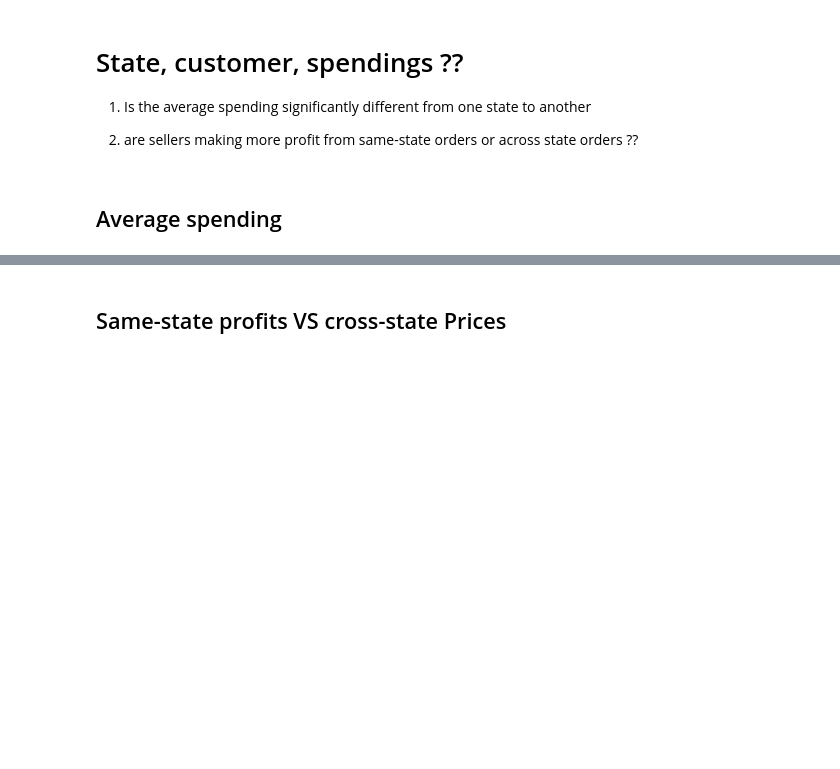
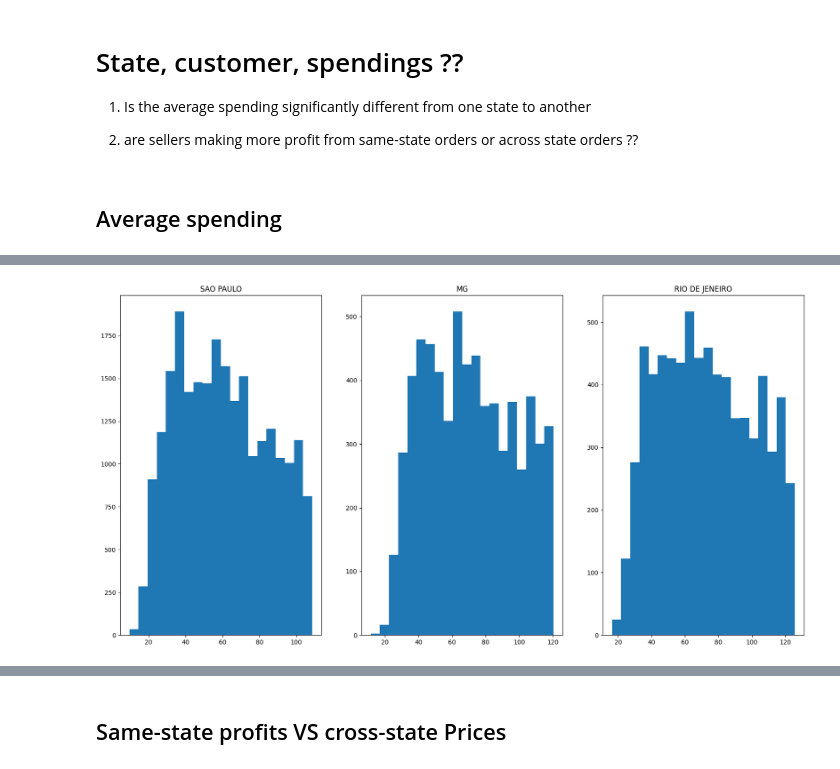
Before and after one commit to ayhem18/Ecommerce_case_study, a Jupyter notebook: data_analysis/customers.ipynb, the cells around one changed output, grey strips where cells are left out. Saved outputs shown, nothing was run; the diff lists cells and outputs as text; code cells hidden in the pictures; blank space fills up the shorter version.

```diff
--- a/data_analysis/customers.ipynb
+++ b/data_analysis/customers.ipynb
@@ -171,0 +55,4 @@ plt.show()
+# %%
+import payments_analysis as pa
+payments_df = pa.read_payments_csv()
+payments_df.head()
@@ -171,0 +67,3 @@ plt.show()
+# %%
+orders_df = pa.read_orders_csv()
+orders_df.head()
@@ -171,0 +77,6 @@ plt.show()
+# %%
+customer_pay, sp_pay, mg_pay, rj_pay = pa.aggregate_spendings_by_state(orders_df=orders_df, payments_df=payments_df, customers_df=customers_df)
+# %%
+sp_pay_filtered, mg_pay_filtered, rj_pay_filtered  = pa.analyze_average_spending_per_state(sp_pay=sp_pay, mg_pay=mg_pay, rj_pay=rj_pay)
+# %% [output]
+[figure, added]
```
Also changed, not shown: parts of 40 cells of this notebook, 7 other files.
